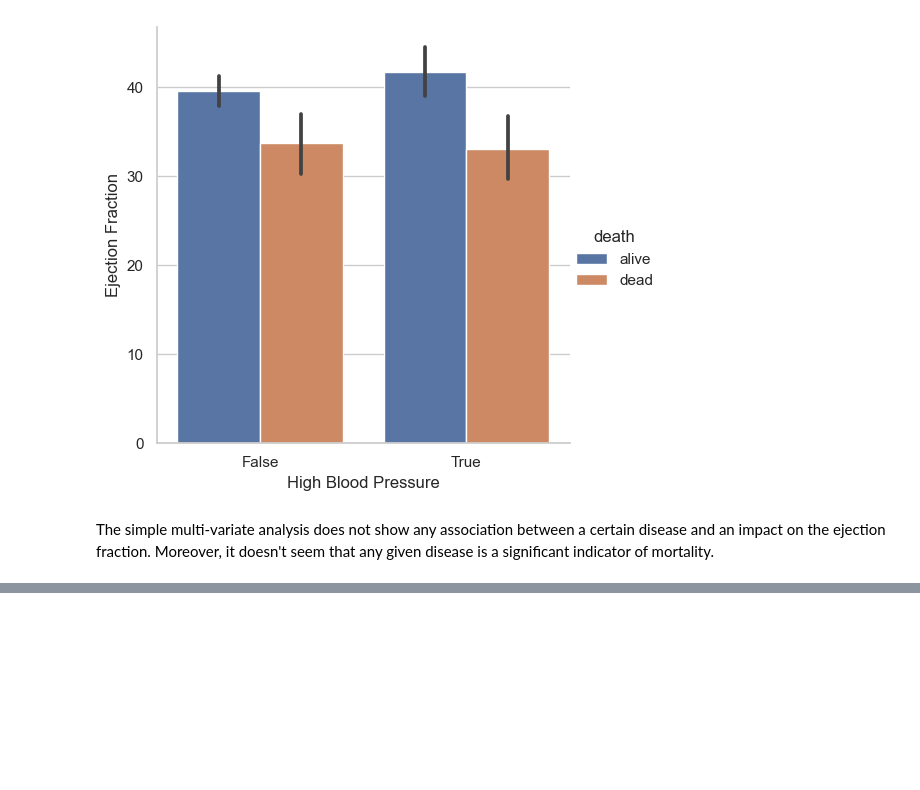
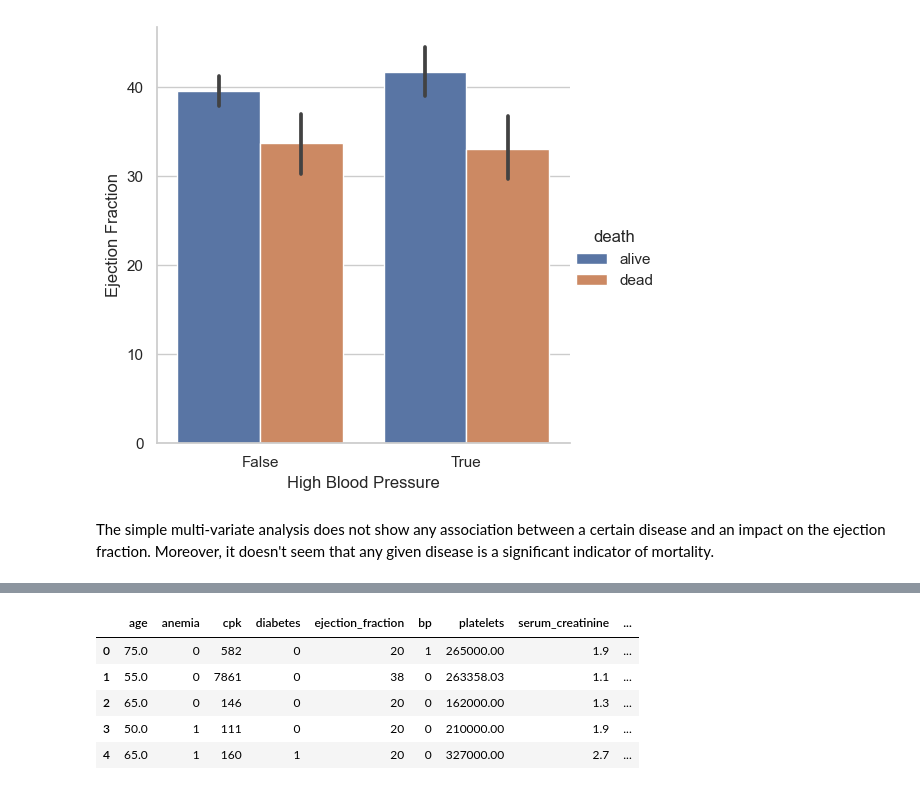
Before and after one commit to masterbatcoderman10/heart_failure_analysis, a Jupyter notebook: analysis.ipynb, the cells around one changed output, grey strips where cells are left out. Cells and saved outputs as stored; diff of their text form; code cells hidden in the pictures; blank space fills up the shorter version.

```diff
--- a/analysis.ipynb
+++ b/analysis.ipynb
@@ -585,0 +590,3 @@ The simple multi-variate analysis does not show any association between a certai
+# %%
+heart_data_v7 = heart_data_v6.copy()
+heart_data_v7.head()
@@ -585,0 +600,16 @@ The simple multi-variate analysis does not show any association between a certai
+# %%
+#map anemia, diabetes, bp to 0 and 1
+heart_data_v7['anemia'] = heart_data_v7['anemia'].map({'False': 0, 'True': 1})
+heart_data_v7['diabetes'] = heart_data_v7['diabetes'].map({'False': 0, 'True': 1})
+heart_data_v7['bp'] = heart_data_v7['bp'].map({'False': 0, 'True': 1})
+
+#map the disease column to an integer
+heart_data_v7['disease'] = heart_data_v7['disease'].map({'no disease': 0, '1 disease': 1, '2 diseases': 2, '3 diseases': 3})
+heart_data_v7.head()
+# %% [output]
+|  | age | anemia | cpk | diabetes | ejection_fraction | bp | platelets | serum_creatinine | ... |
+| 0 | 75.0 | 0 | 582 | 0 | 20 | 1 | 265000.00 | 1.9 | ... |
+| 1 | 55.0 | 0 | 7861 | 0 | 38 | 0 | 263358.03 | 1.1 | ... |
+| 2 | 65.0 | 0 | 146 | 0 | 20 | 0 | 162000.00 | 1.3 | ... |
+| 3 | 50.0 | 1 | 111 | 0 | 20 | 0 | 210000.00 | 1.9 | ... |
+| 4 | 65.0 | 1 | 160 | 1 | 20 | 0 | 327000.00 | 2.7 | ... |
```
Also changed, not shown: parts of 3 cells of this notebook, 2 other files.
